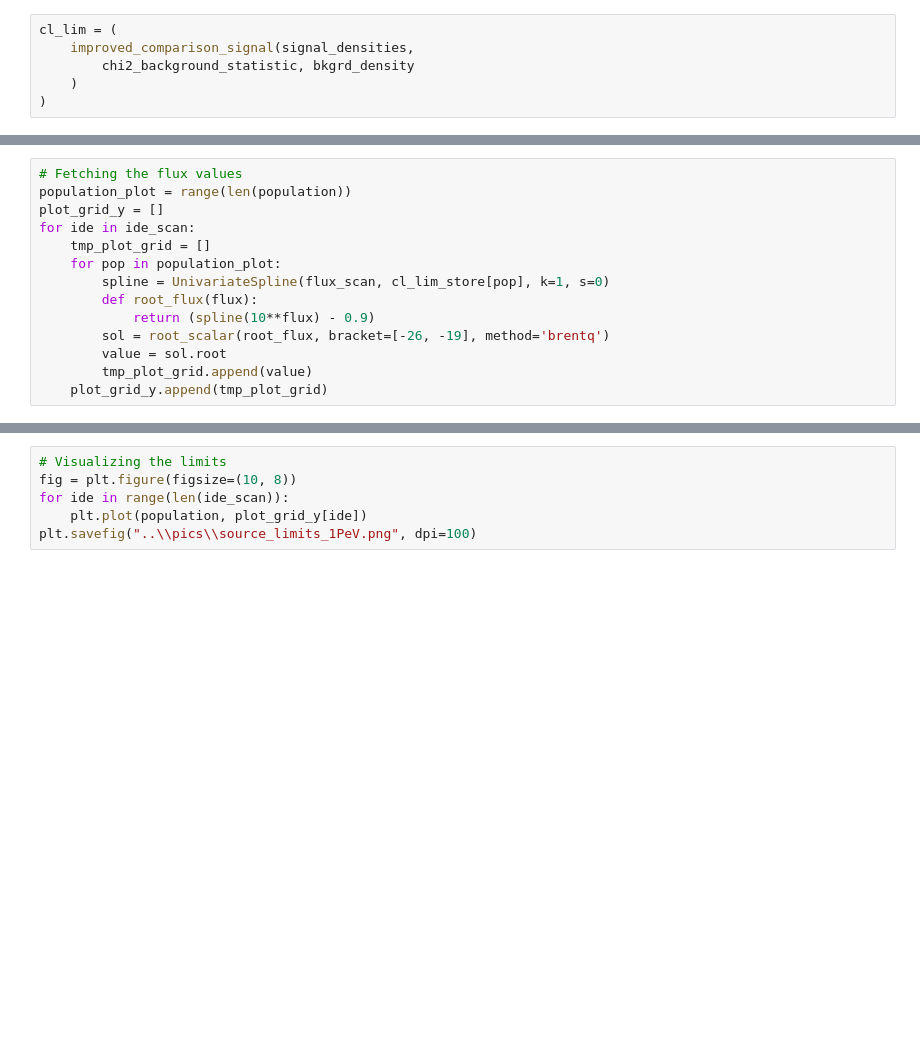
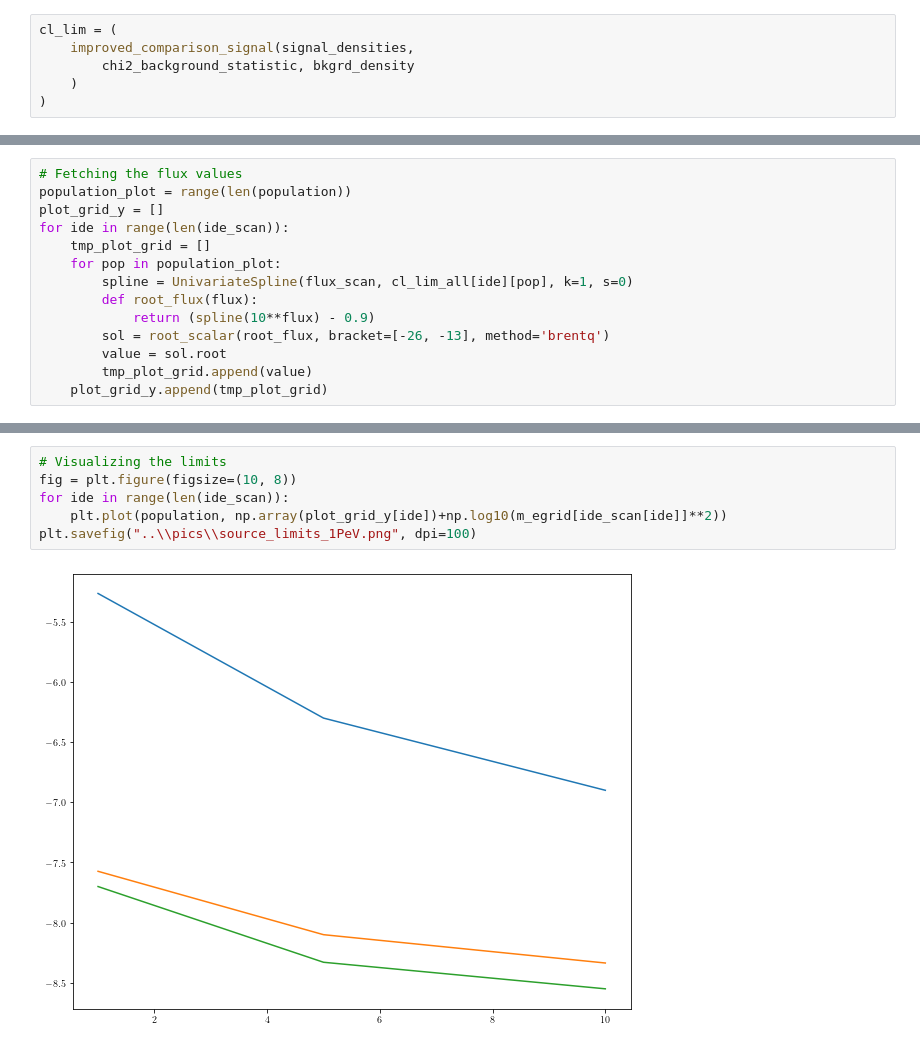
Before and after one commit to MeighenBergerS/dmpoint, a Jupyter notebook: notebooks/sky_hotspots_density_signal_test.ipynb, the cells around one changed output, grey strips where cells are left out. Cells and saved outputs as stored; diff of their text form; blank space fills up the shorter version.

```diff
--- a/notebooks/sky_hotspots_density_signal_test.ipynb
+++ b/notebooks/sky_hotspots_density_signal_test.ipynb
@@ -505,13 +499,13 @@ IndexError: index 40 is out of bounds for axis 0 with size 40
 # Fetching the flux values
 population_plot = range(len(population))
 plot_grid_y = []
-for ide in ide_scan:
+for ide in range(len(ide_scan)):
     tmp_plot_grid = []
     for pop in population_plot:
-        spline = UnivariateSpline(flux_scan, cl_lim_store[pop], k=1, s=0)
+        spline = UnivariateSpline(flux_scan, cl_lim_all[ide][pop], k=1, s=0)
         def root_flux(flux):
             return (spline(10**flux) - 0.9)
-        sol = root_scalar(root_flux, bracket=[-26, -19], method='brentq')
+        sol = root_scalar(root_flux, bracket=[-26, -13], method='brentq')
         value = sol.root
         tmp_plot_grid.append(value)
     plot_grid_y.append(tmp_plot_grid)
@@ -520,6 +519,8 @@ plot_grid_y
 # %%
 # Visualizing the limits
 fig = plt.figure(figsize=(10, 8))
 for ide in range(len(ide_scan)):
-    plt.plot(population, plot_grid_y[ide])
+    plt.plot(population, np.array(plot_grid_y[ide])+np.log10(m_egrid[ide_scan[ide]]**2))
 plt.savefig("..\\pics\\source_limits_1PeV.png", dpi=100)
+# %% [output]
+[figure, added]
```
Also changed, not shown: parts of 4 cells of this notebook, 3 other files.
